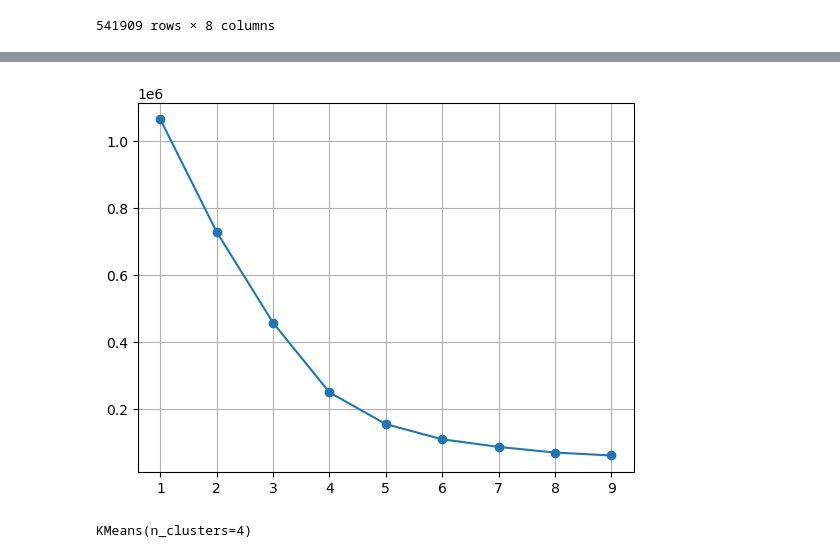
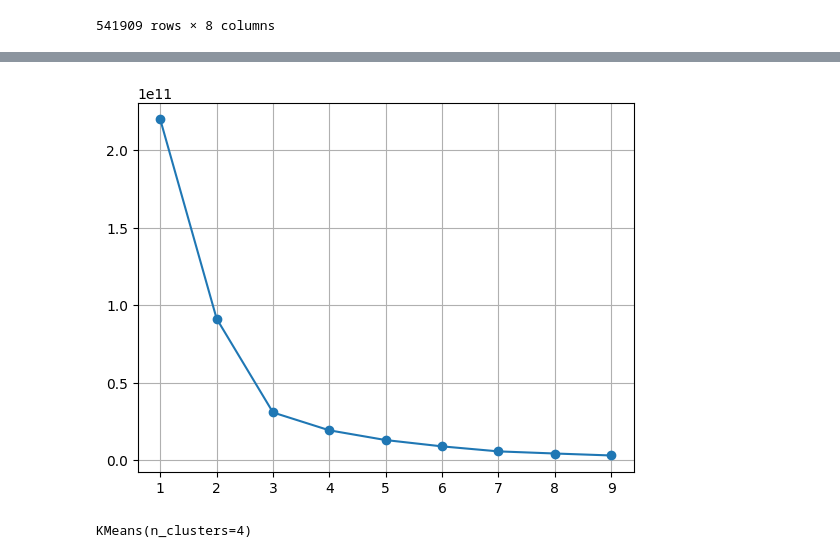
Before and after one commit to samarthya04/IIIT-A-internship, a Jupyter notebook: Online_Retail_Customer_Clustering.ipynb, the cells around one changed output, grey strips where cells are left out. Cells and saved outputs as stored; diff of their text form; code cells hidden in the pictures.

```diff
--- a/Online_Retail_Customer_Clustering.ipynb
+++ b/Online_Retail_Customer_Clustering.ipynb
@@ -157,0 +192,4 @@ df
+# %%
+frequency_df = df.drop_duplicates().groupby(by=['CustomerID'], as_index=False)['Date'].count()
+frequency_df.columns = ['CustomerID', 'Frequency']
+frequency_df
@@ -157,0 +210,4 @@ df
+# %%
+monetary_df = df.groupby(by='CustomerID', as_index=False)['Amount'].sum()
+monetary_df.columns = ['CustomerID', 'Monetary']
+monetary_df
@@ -157,0 +228,6 @@ df
+# %%
+rf_df = df_recency.merge(frequency_df, on='CustomerID')
+rfm_df = rf_df.merge(monetary_df, on='CustomerID').drop(columns='LastPurchaseDate')
+rfm_df
+df = rfm_df
+df
@@ -158,5 +248,5 @@ df
 # %%
-from sklearn.preprocessing import StandardScaler
-scaler = StandardScaler()
-df[['InvoiceNo','Quantity','UnitPrice']] = scaler.fit_transform(df[['InvoiceNo','Quantity','UnitPrice']])
-df
+# from sklearn.preprocessing import StandardScaler
+# scaler = StandardScaler()
+# df[['InvoiceNo','Amount']] = scaler.fit_transform(df[['InvoiceNo','Amount']])
+# df
@@ -192,9 +268,9 @@ def optimise_k_means(data, max_k):
     plt.grid(True)
     plt.show()
 # %%
-optimise_k_means(df[['InvoiceNo','Quantity','UnitPrice']], 10)
+optimise_k_means(df[['Recency','Frequency','Monetary']], 10)
 # %% [output]
-[figure, old version]
+[figure, new version]
 # %%
 kmeans = KMeans(n_clusters=4)
 # %%
```
Also changed, not shown: parts of 17 cells of this notebook.
